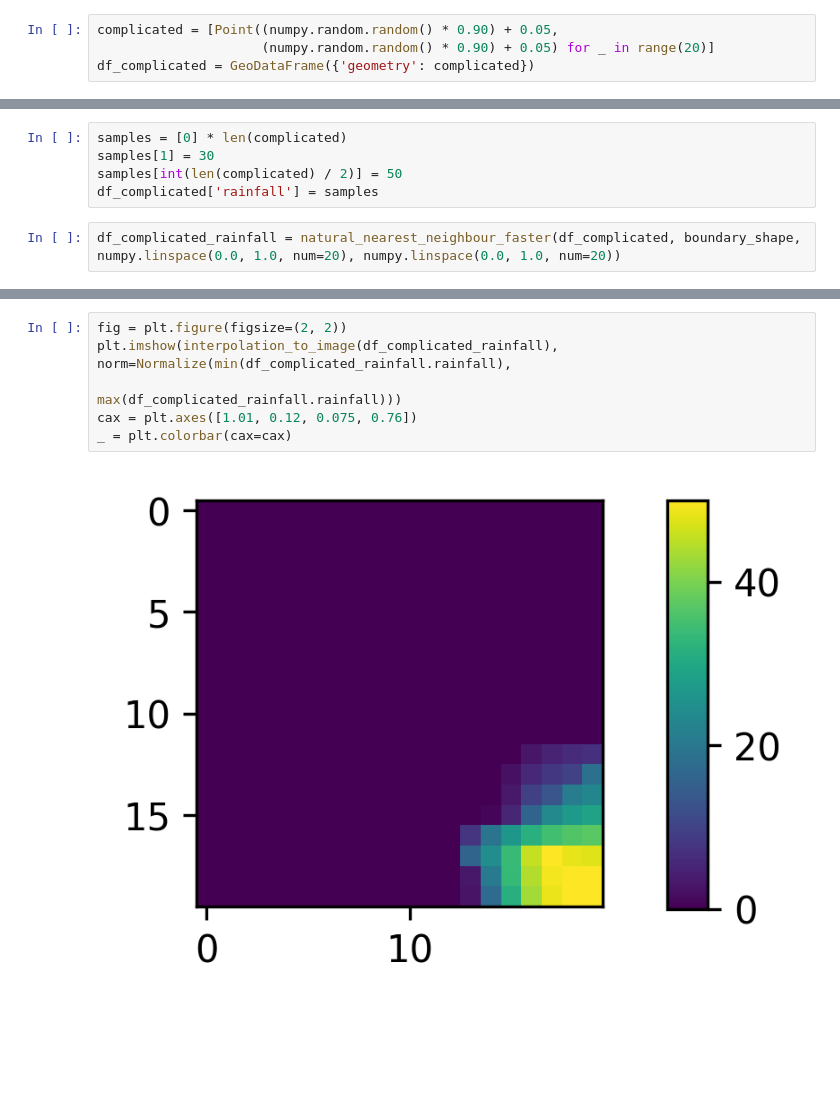
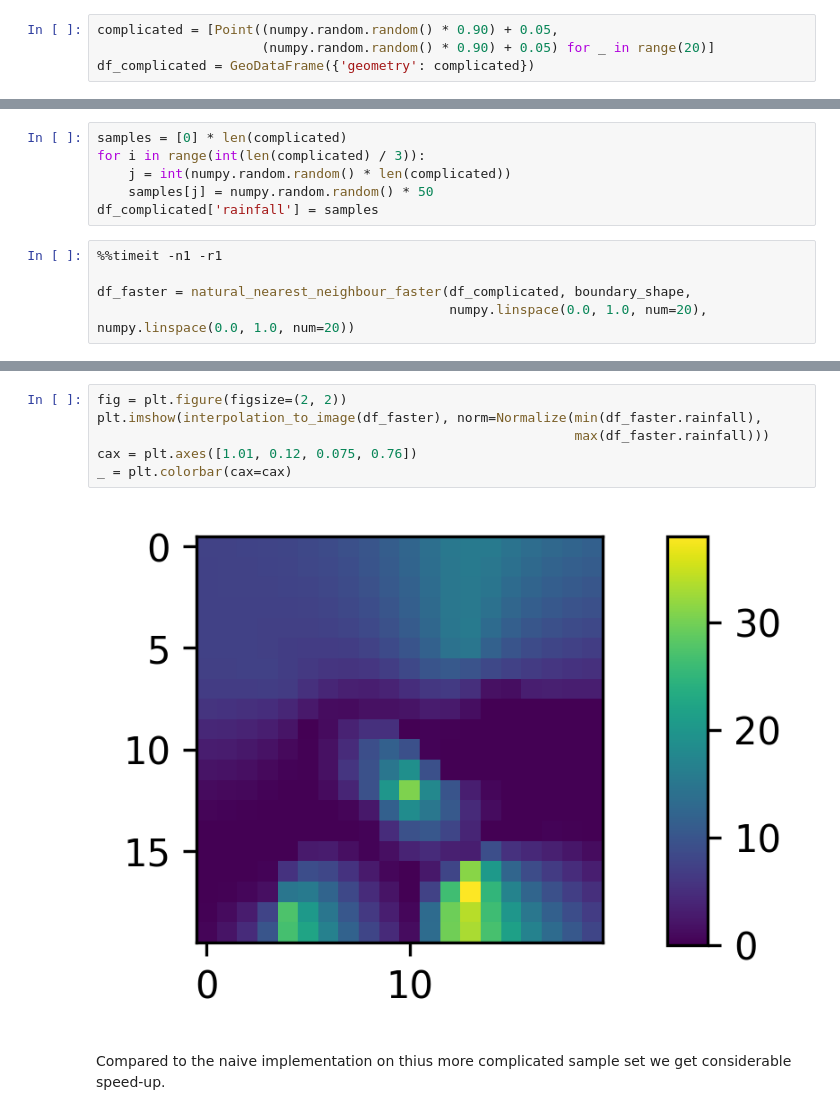
Before and after one commit to simoninireland/sensor-placement, a Jupyter notebook: nni.ipynb, the cells around one changed output, grey strips where cells are left out. Saved outputs shown, nothing was run; the diff lists cells and outputs as text; blank space fills up the shorter version.

```diff
--- a/nni.ipynb
+++ b/nni.ipynb
@@ -341,7 +349,11 @@ We can then place some sample values at these points and perform the calculation
 # %%
 samples = [0] * len(complicated)
-samples[1] = 30
-samples[int(len(complicated) / 2)] = 50
+for i in range(int(len(complicated) / 3)):
+    j = int(numpy.random.random() * len(complicated))
+    samples[j] = numpy.random.random() * 50
 df_complicated['rainfall'] = samples
 # %%
-df_complicated_rainfall = natural_nearest_neighbour_faster(df_complicated, boundary_shape, numpy.linspace(0.0, 1.0, num=20), numpy.linspace(0.0, 1.0, num=20))
+%%timeit -n1 -r1
+
+df_faster = natural_nearest_neighbour_faster(df_complicated, boundary_shape,
+                                             numpy.linspace(0.0, 1.0, num=20), numpy.linspace(0.0, 1.0, num=20))
@@ -348,8 +362,10 @@ df_complicated_rainfall = natural_nearest_neighbour_faster(df_complicated, bound
 # %%
 fig = plt.figure(figsize=(2, 2))
-plt.imshow(interpolation_to_image(df_complicated_rainfall), norm=Normalize(min(df_complicated_rainfall.rainfall),
-                                                                           max(df_complicated_rainfall.rainfall)))
+plt.imshow(interpolation_to_image(df_faster), norm=Normalize(min(df_faster.rainfall),
+                                                             max(df_faster.rainfall)))
 cax = plt.axes([1.01, 0.12, 0.075, 0.76])
 _ = plt.colorbar(cax=cax)
 # %% [output]
-[figure, old version]
+[figure, new version]
+# %% [markdown]
+Compared to the naive implementation on thius more complicated sample set we get considerable speed-up.
```
Also changed, not shown: parts of 31 cells of this notebook.
